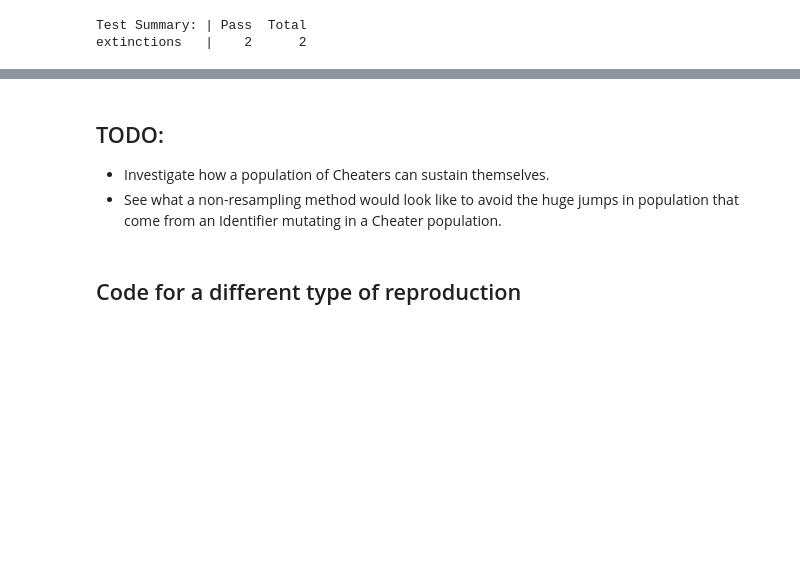
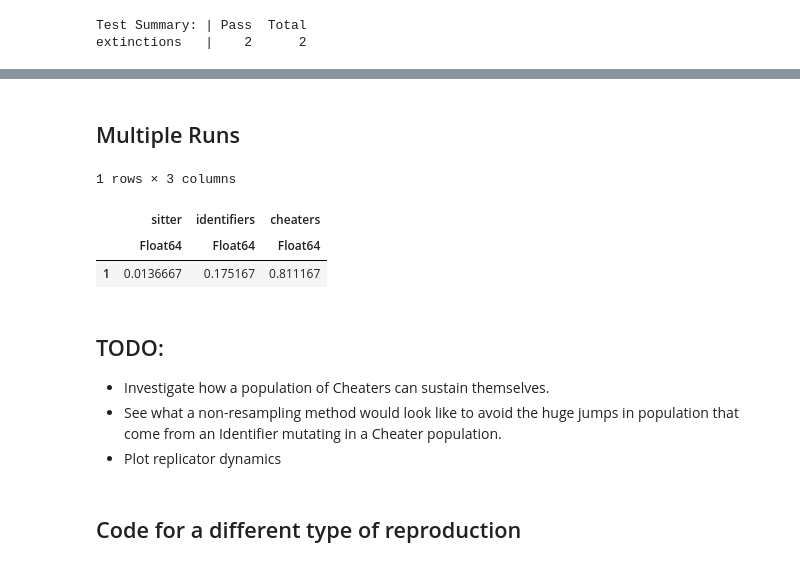
Before and after one commit to jacobusmmsmit/evolutionary-abm, a Jupyter notebook: evolutionary_simulation.ipynb, the cells around one changed output, grey strips where cells are left out. Drawn from its saved outputs; the diff is of its cells as text; code cells hidden in the pictures; blank space fills up the shorter version.

```diff
--- a/evolutionary_simulation.ipynb
+++ b/evolutionary_simulation.ipynb
@@ -131,8 +174,15 @@ function model_step!(model)
 
     # Resample population weighted by utility
     total_agents = nagents(model)
-    genocide!(model) # Kill all current agents before next batch are created in order to keep total_agents the same
-    n_offspring = countmap(sample(nonextinct_types, Weights(utilities), total_agents))
+    killed_agents = Int(ceil(total_agents/1))
+
+    for _ in 1:killed_agents
+        kill_agent!(random_agent(model), model)
+    end
+
+    # genocide!(model) # Kill all current agents before next batch are created in order to keep total_agents the same
+
+    n_offspring = countmap(Distributions.sample(nonextinct_types, Weights(utilities), killed_agents))
     for (agent_type, count) in n_offspring
         for _ in 1:n_offspring[agent_type]
             reproduce!(agent_type, model)
@@ -268,8 +405,49 @@ ylabel!(plot, "Number of Agents")
+# %% [markdown]
+## Multiple Runs
+# %%
+num_each_type = 20
+num_steps = 30
+replicates = 100
+
+multirun_model = evolutionary_model(;
+    num_sitters = num_each_type,
+    num_identifiers = num_each_type,
+    num_cheaters = num_each_type,
+    hatch_utility = 4,
+    egg_cost = 2,
+    identify_cost = 1,
+    eggs_laid = 1,
+    p_identify = 1,
+    p_mutation = 0.1
+)
+
+sitters(a) = typeof(a) == Sitter
+identifiers(a) = typeof(a) == Identifier
+cheaters(a) = typeof(a) == Cheater
+adata = [(sitters, count), (identifiers, count), (cheaters, count)]
+data, _ = run!(multirun_model, agent_step!, model_step!, num_steps; adata = adata, replicates = replicates);
+# %%
+# How good on average is each strategy
+@> begin
+    data
+    @where(:step .== num_steps)
+    @combine(
+        sitter = mean(:count_sitters)/(num_each_type*3),
+        identifiers = mean(:count_identifiers)/(num_each_type*3),
+        cheaters = mean(:count_cheaters)/(num_each_type*3)
+    )
+end
+# %% [output]
+1 rows × 3 columns
+|  | sitter | identifiers | cheaters |
+|  | Float64 | Float64 | Float64 |
+| 1 | 0.0136667 | 0.175167 | 0.811167 |
 # %% [markdown]
 ## TODO:
 
 * Investigate how a population of Cheaters can sustain themselves.
 * See what a non-resampling method would look like to avoid the huge jumps in population that come from an Identifier mutating in a Cheater population.
+* Plot replicator dynamics
 # %% [markdown]
 ## Code for a different type of reproduction
 # %%
```
Also changed, not shown: parts of 15 cells of this notebook, 1 other file.
